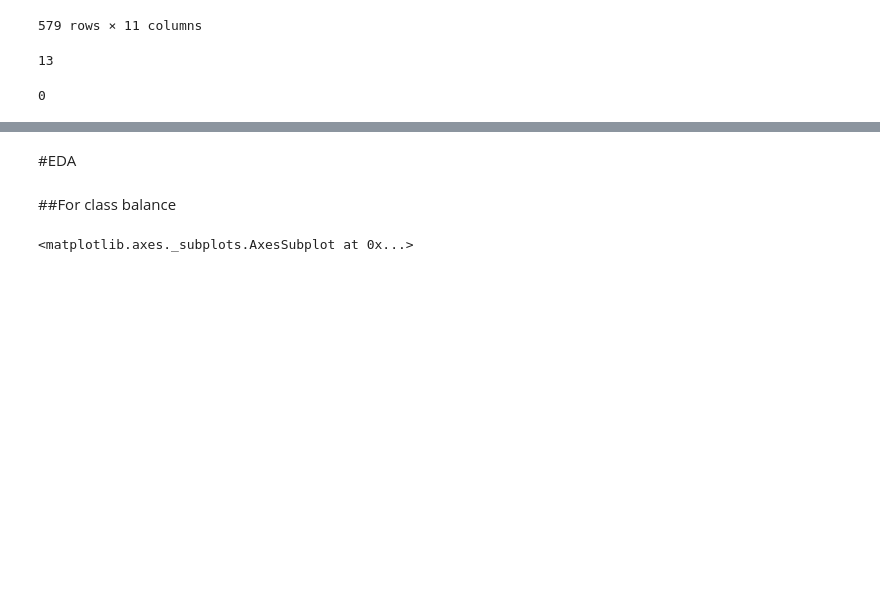
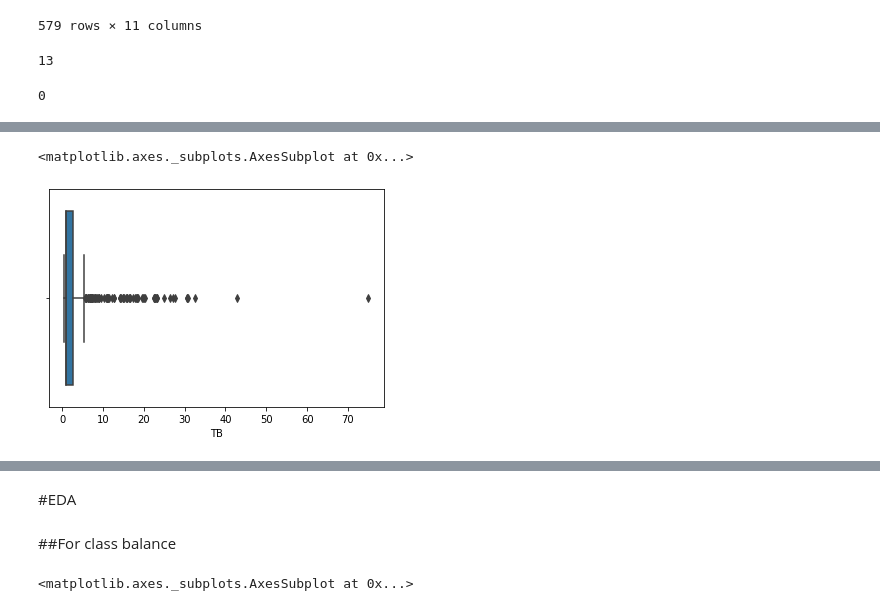
Before and after one commit to MugoChege/Liver-and-Tweets, a Jupyter notebook: Liver.ipynb, the cells around one changed output, grey strips where cells are left out. Drawn from its saved outputs; the diff is of its cells as text; code cells hidden in the pictures; blank space fills up the shorter version.

```diff
--- a/Liver.ipynb
+++ b/Liver.ipynb
@@ -168,0 +180,5 @@ sure.duplicated().sum()
+# %%
+sns.boxplot(sure['TB'])
+# %% [output]
+<matplotlib.axes._subplots.AxesSubplot at 0x...>
+[figure, added]
```
Also changed, not shown: parts of 23 cells of this notebook.
